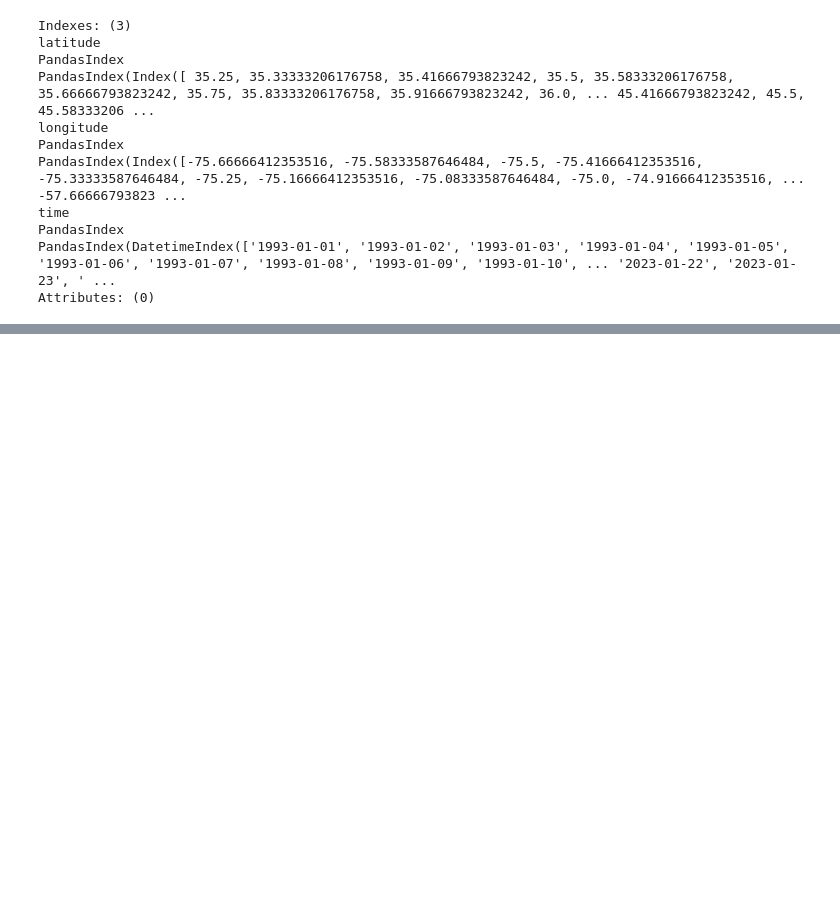
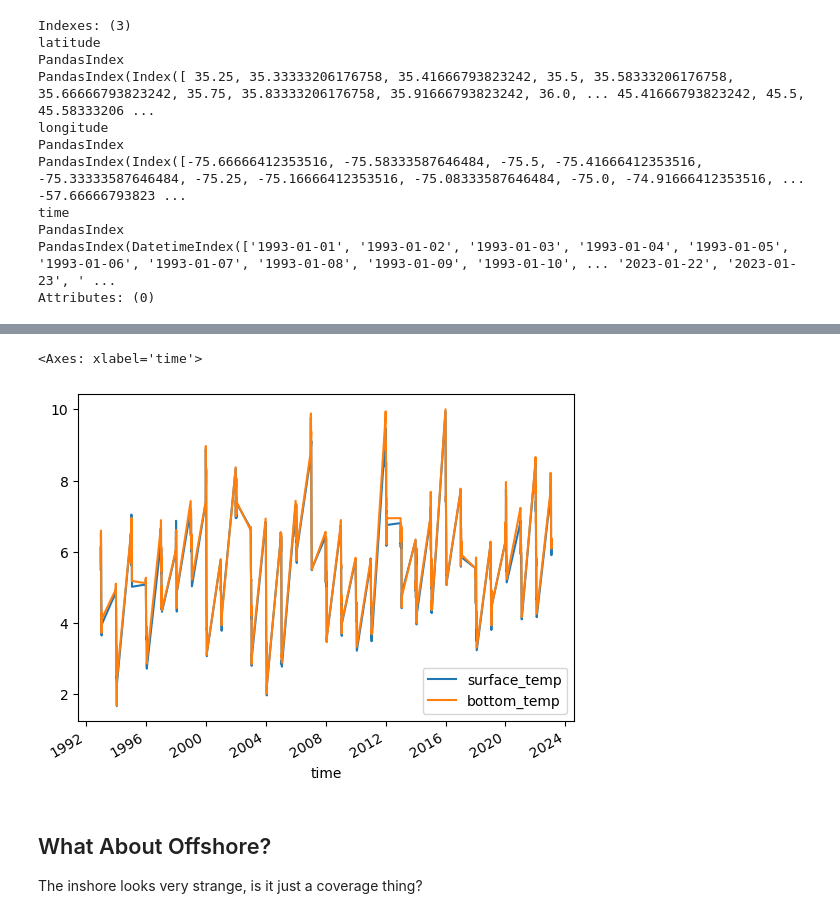
Before and after one commit to adamkemberling/glorys_northeast, a Jupyter notebook: py/Regional_SurfBot_Temp_Processing.ipynb, the cells around one changed output, grey strips where cells are left out. Drawn from its saved outputs; the diff is of its cells as text; code cells hidden in the pictures; blank space fills up the shorter version.

```diff
--- a/py/Regional_SurfBot_Temp_Processing.ipynb
+++ b/py/Regional_SurfBot_Temp_Processing.ipynb
@@ -283,0 +354,37 @@ Attributes: (0)
+# %%
+# list to store the inshore region timeseries
+inshore_ts = []  # Inshore area timeseries
+
+# Iterate through names and shapes simultaneously
+for mask_shp, mask_name in zip(inshore_polys, inshore_names):
+
+    #### 1. Get masked Timeseries of surface temperature
+    masked_sst = calc_ts_mask(
+        grid_obj = surface_ds,
+        shp_obj  = mask_shp,
+        shp_name = mask_name,
+        var_name = "surface_temp")
+
+    #### 2. Get masked Timeseries of bottom temperature
+    masked_bt = calc_ts_mask(
+        grid_obj = bottom_ds,
+        shp_obj  = mask_shp,
+        shp_name = mask_name,
+        var_name = "bottom_temp")
+
+    #### 3. Merge on time
+
+    # Merge
+    regional_timeline = masked_sst.merge(masked_bt, how = "left", on = "time")
+
+    #Set index as the date, drop time
+    regional_timeline.index = regional_timeline.index = regional_timeline["time"]
+    regional_timeline       = regional_timeline.drop(["time"], axis = 1)
+
+    # Reset Index
+    regional_timeline = regional_timeline.reset_index()
+
+    # Add to list
+    inshore_ts.append(regional_timeline)
+
+    print(f"{mask_name} timeseries processed.")
@@ -283,0 +422,9 @@ Attributes: (0)
+# %%
+inshore_ts[3].plot("time")
+# %% [output]
+<Axes: xlabel='time'>
+[figure, added]
+# %% [markdown]
+## What About Offshore?
+
+The inshore looks very strange, is it just a coverage thing?
```
Also changed, not shown: parts of 18 cells of this notebook, 4 other files.
